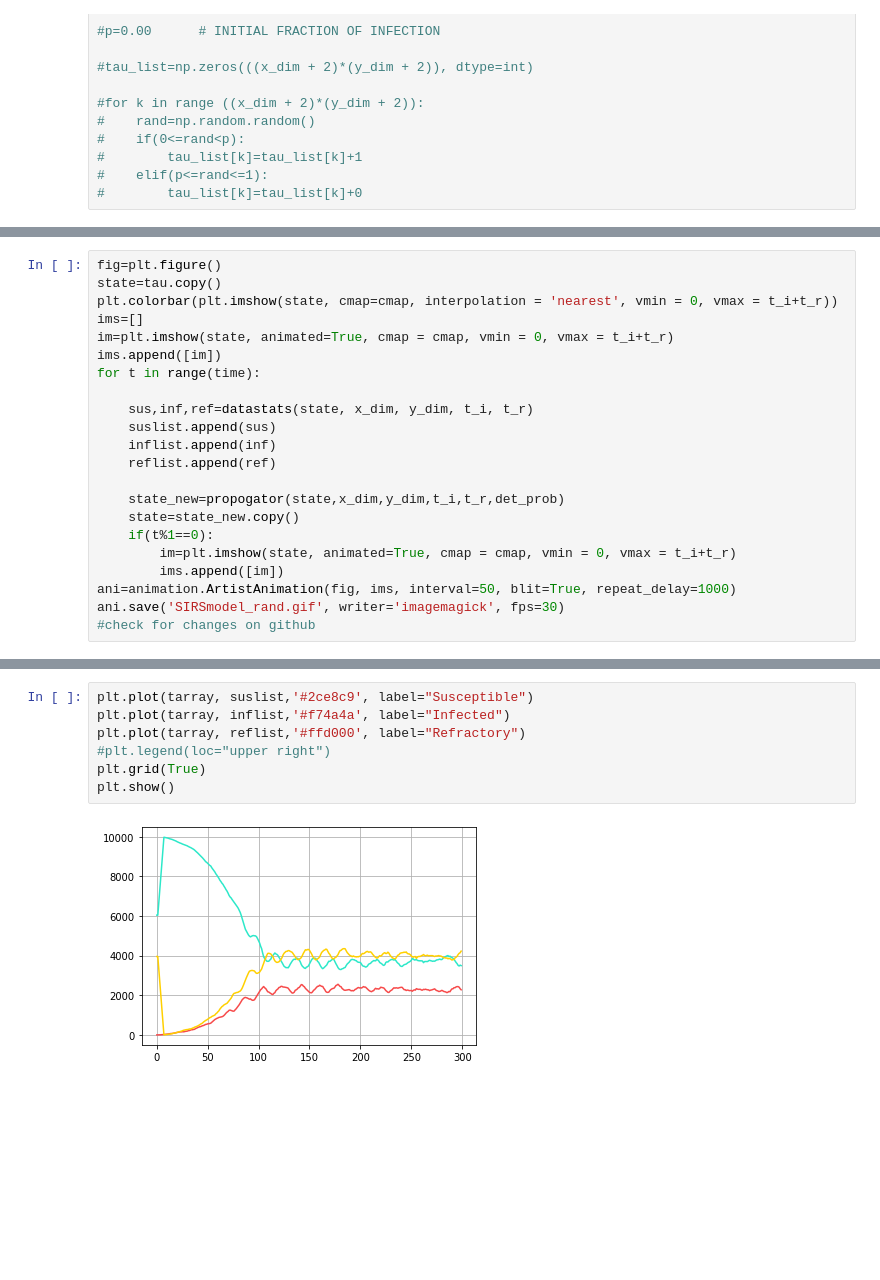
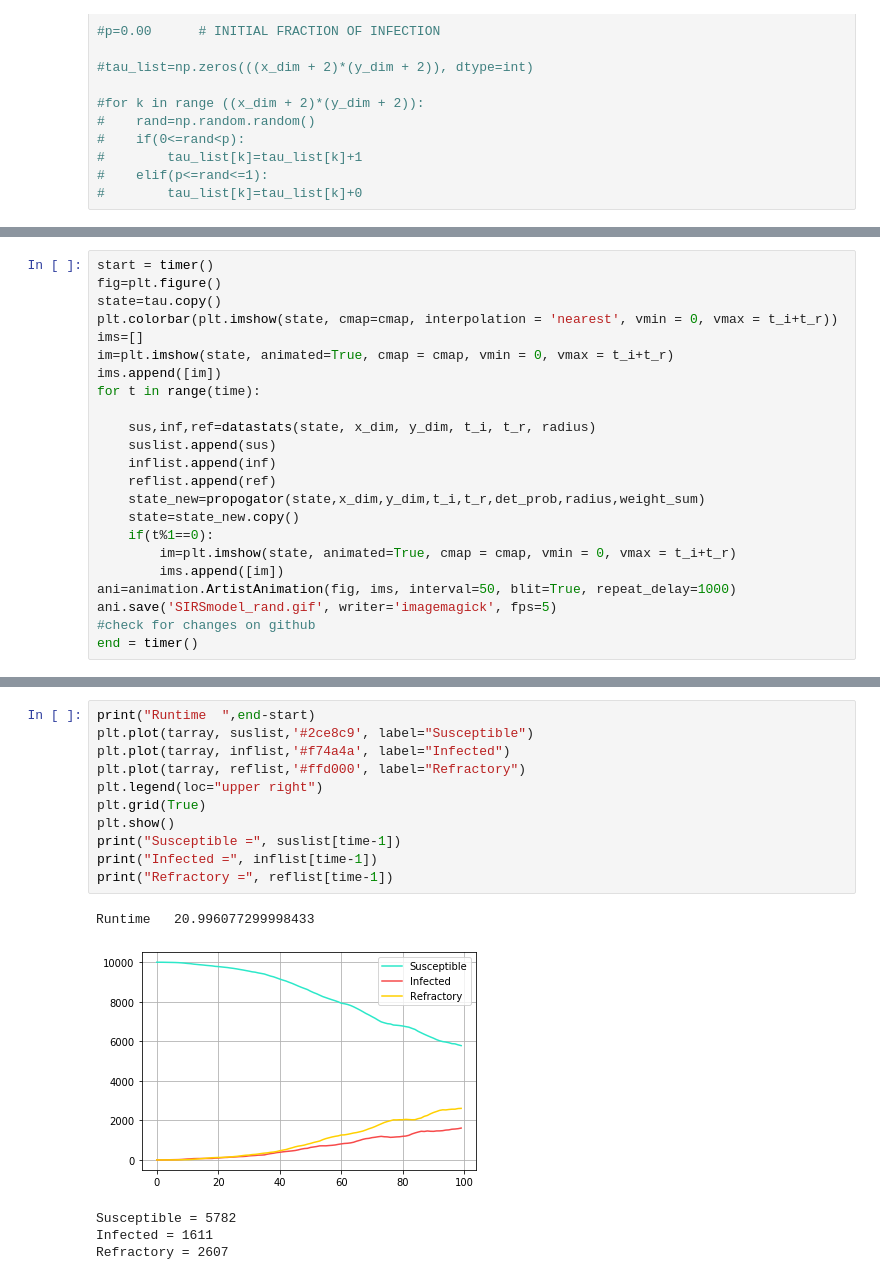
Before and after one commit to kunal1729verma/idc621-modelling_complex_systems, a Jupyter notebook: SIRS_original.ipynb, the cells around one changed output, grey strips where cells are left out. Drawn from its saved outputs; the diff is of its cells as text; blank space fills up the shorter version.

```diff
--- a/SIRS_original.ipynb
+++ b/SIRS_original.ipynb
@@ -150,4 +153,5 @@ tau[(x_dim+2)//2,(y_dim+2)//2]=1     #single infection in the middle
 # %%
+start = timer()
 fig=plt.figure()
 state=tau.copy()
 plt.colorbar(plt.imshow(state, cmap=cmap, interpolation = 'nearest', vmin = 0, vmax = t_i+t_r))
@@ -156,18 +160,18 @@ im=plt.imshow(state, animated=True, cmap = cmap, vmin = 0, vmax = t_i+t_r)
 ims.append([im])
 for t in range(time):
 
-    sus,inf,ref=datastats(state, x_dim, y_dim, t_i, t_r)
+    sus,inf,ref=datastats(state, x_dim, y_dim, t_i, t_r, radius)
     suslist.append(sus)
     inflist.append(inf)
     reflist.append(ref)
-
-    state_new=propogator(state,x_dim,y_dim,t_i,t_r,det_prob)
+    state_new=propogator(state,x_dim,y_dim,t_i,t_r,det_prob,radius,weight_sum)
     state=state_new.copy()
     if(t%1==0):
         im=plt.imshow(state, animated=True, cmap = cmap, vmin = 0, vmax = t_i+t_r)
         ims.append([im])
 ani=animation.ArtistAnimation(fig, ims, interval=50, blit=True, repeat_delay=1000)
-ani.save('SIRSmodel_rand.gif', writer='imagemagick', fps=30)
+ani.save('SIRSmodel_rand.gif', writer='imagemagick', fps=5)
 #check for changes on github
+end = timer()
 # %% [output]
 MovieWriter imagemagick unavailable; trying to use <class 'matplotlib.animation.PillowWriter'> instead.
@@ -175,9 +179,17 @@ MovieWriter imagemagick unavailable; trying to use <class 'matplotlib.animation.
 # %%
+print("Runtime  ",end-start)
 plt.plot(tarray, suslist,'#2ce8c9', label="Susceptible")
 plt.plot(tarray, inflist,'#f74a4a', label="Infected")
 plt.plot(tarray, reflist,'#ffd000', label="Refractory")
-#plt.legend(loc="upper right")
+plt.legend(loc="upper right")
 plt.grid(True)
 plt.show()
+print("Susceptible =", suslist[time-1])
+print("Infected =", inflist[time-1])
+print("Refractory =", reflist[time-1])
 # %% [output]
+Runtime   20.996077299998433
-[figure, old version]
+[figure, new version]
+Susceptible = 5782
+Infected = 1611
+Refractory = 2607
```
Also changed, not shown: parts of 7 cells of this notebook, 1 other file.
